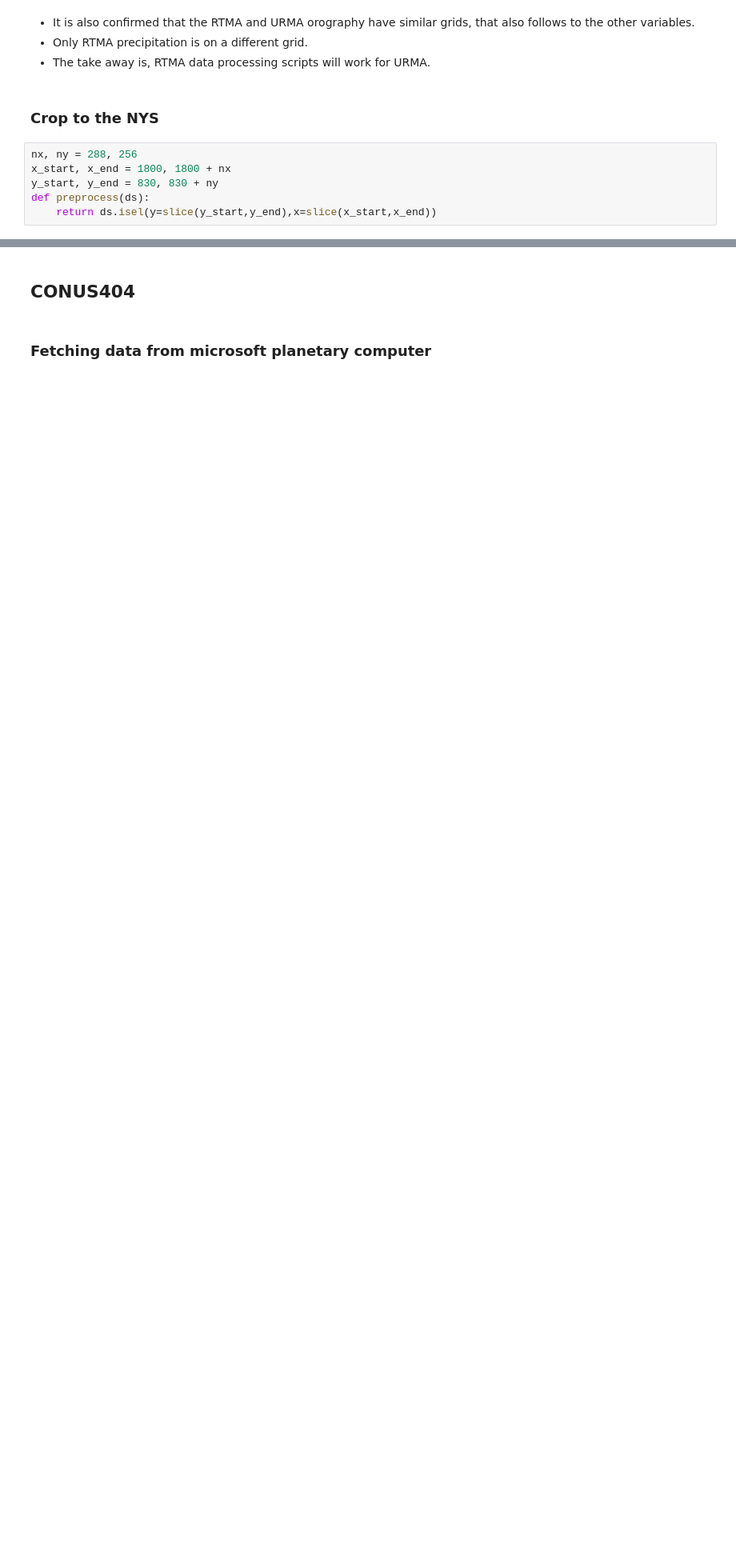
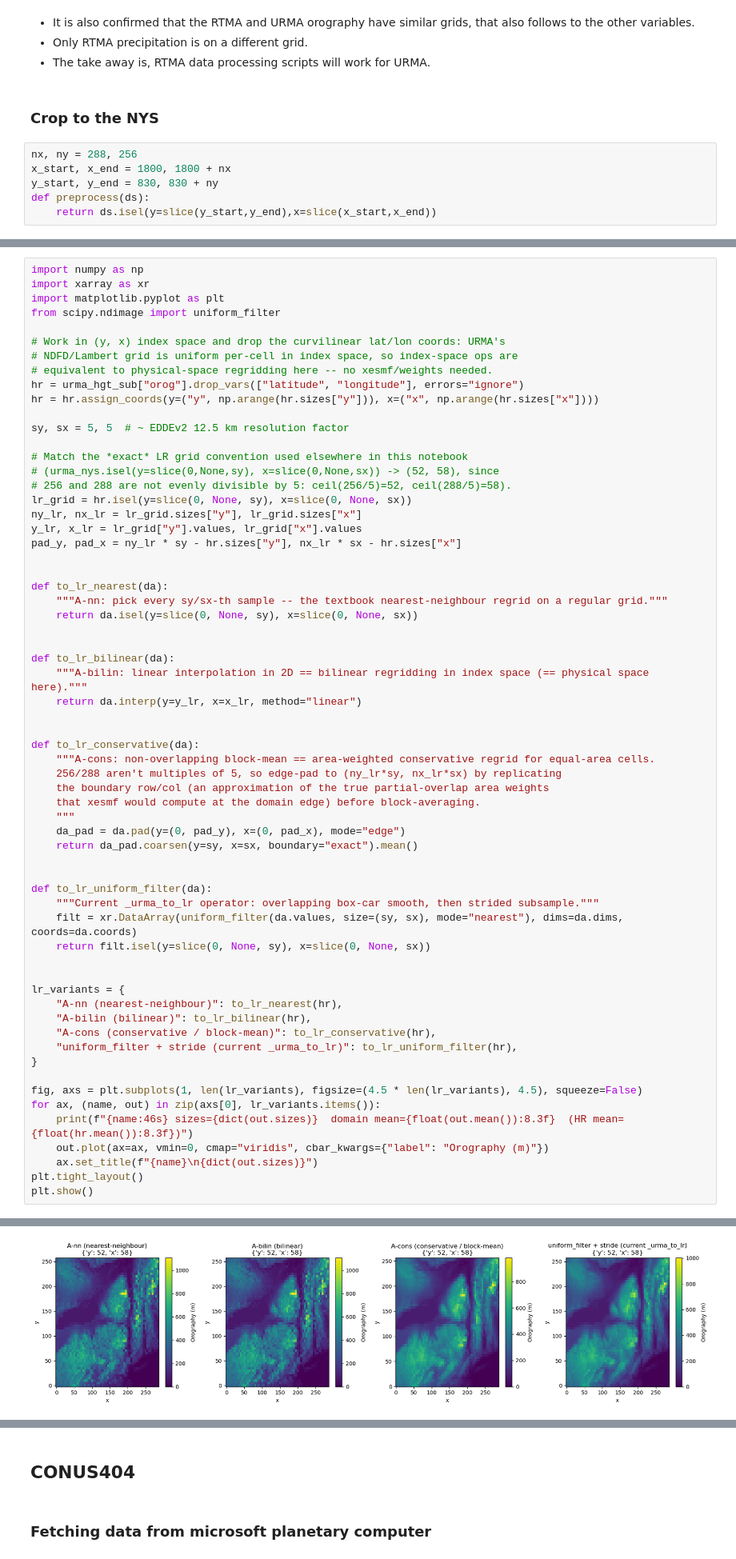
Before and after one commit to HarishBaki/met-data-products, a Jupyter notebook: data_notes.ipynb, the cells around one changed output, grey strips where cells are left out. Shown at 80% size. Cells and saved outputs as stored; diff of their text form; blank space fills up the shorter version.

Commit message:
implemented the URMA LR generation methods.

```diff
--- a/data_notes.ipynb
+++ b/data_notes.ipynb
@@ -168,0 +200,64 @@ urma_hgt_sub.orog.plot.contourf(x='longitude', y='latitude')
+# %%
+import numpy as np
+import xarray as xr
+import matplotlib.pyplot as plt
+from scipy.ndimage import uniform_filter
+
+# Work in (y, x) index space and drop the curvilinear lat/lon coords: URMA's
+# NDFD/Lambert grid is uniform per-cell in index space, so index-space ops are
+# equivalent to physical-space regridding here -- no xesmf/weights needed.
+hr = urma_hgt_sub["orog"].drop_vars(["latitude", "longitude"], errors="ignore")
+hr = hr.assign_coords(y=("y", np.arange(hr.sizes["y"])), x=("x", np.arange(hr.sizes["x"])))
+
+sy, sx = 5, 5  # ~ EDDEv2 12.5 km resolution factor
+
+# Match the *exact* LR grid convention used elsewhere in this notebook
+# (urma_nys.isel(y=slice(0,None,sy), x=slice(0,None,sx)) -> (52, 58), since
+# 256 and 288 are not evenly divisible by 5: ceil(256/5)=52, ceil(288/5)=58).
+lr_grid = hr.isel(y=slice(0, None, sy), x=slice(0, None, sx))
+ny_lr, nx_lr = lr_grid.sizes["y"], lr_grid.sizes["x"]
+y_lr, x_lr = lr_grid["y"].values, lr_grid["x"].values
+pad_y, pad_x = ny_lr * sy - hr.sizes["y"], nx_lr * sx - hr.sizes["x"]
+
+
+def to_lr_nearest(da):
+    """A-nn: pick every sy/sx-th sample -- the textbook nearest-neighbour regrid on a regular grid."""
+    return da.isel(y=slice(0, None, sy), x=slice(0, None, sx))
+
+
+def to_lr_bilinear(da):
+    """A-bilin: linear interpolation in 2D == bilinear regridding in index space (== physical space here)."""
+    return da.interp(y=y_lr, x=x_lr, method="linear")
+
+
+def to_lr_conservative(da):
+    """A-cons: non-overlapping block-mean == area-weighted conservative regrid for equal-area cells.
+    256/288 aren't multiples of 5, so edge-pad to (ny_lr*sy, nx_lr*sx) by replicating
+    the boundary row/col (an approximation of the true partial-overlap area weights
+    that xesmf would compute at the domain edge) before block-averaging.
+    """
+    da_pad = da.pad(y=(0, pad_y), x=(0, pad_x), mode="edge")
+    return da_pad.coarsen(y=sy, x=sx, boundary="exact").mean()
+
+
+def to_lr_uniform_filter(da):
+    """Current _urma_to_lr operator: overlapping box-car smooth, then strided subsample."""
+    filt = xr.DataArray(uniform_filter(da.values, size=(sy, sx), mode="nearest"), dims=da.dims, coords=da.coords)
+    return filt.isel(y=slice(0, None, sy), x=slice(0, None, sx))
+
+
+lr_variants = {
+    "A-nn (nearest-neighbour)": to_lr_nearest(hr),
+    "A-bilin (bilinear)": to_lr_bilinear(hr),
+    "A-cons (conservative / block-mean)": to_lr_conservative(hr),
+    "uniform_filter + stride (current _urma_to_lr)": to_lr_uniform_filter(hr),
+}
+
+fig, axs = plt.subplots(1, len(lr_variants), figsize=(4.5 * len(lr_variants), 4.5), squeeze=False)
+for ax, (name, out) in zip(axs[0], lr_variants.items()):
+    print(f"{name:46s} sizes={dict(out.sizes)}  domain mean={float(out.mean()):8.3f}  (HR mean={float(hr.mean()):8.3f})")
+    out.plot(ax=ax, vmin=0, cmap="viridis", cbar_kwargs={"label": "Orography (m)"})
+    ax.set_title(f"{name}\n{dict(out.sizes)}")
+plt.tight_layout()
+plt.show()
+# %% [output]
@@ -168,0 +268 @@ urma_hgt_sub.orog.plot.contourf(x='longitude', y='latitude')
+[figure, added]
```
Also changed, not shown: parts of 11 cells of this notebook.
